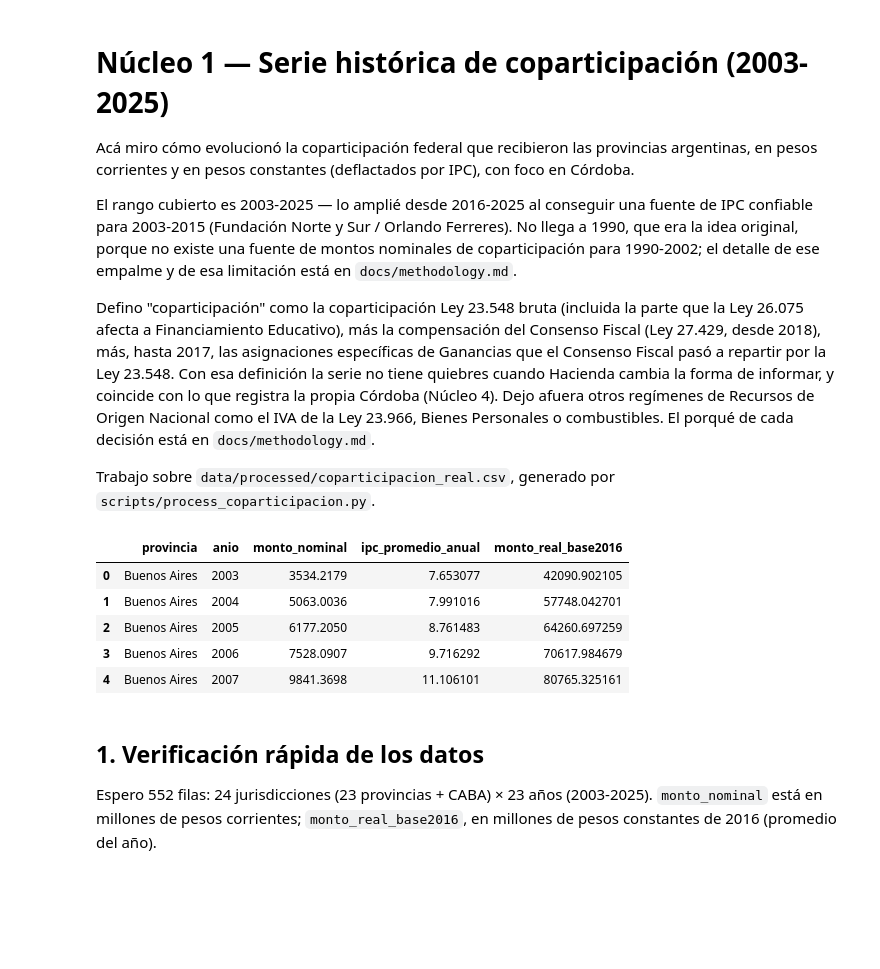
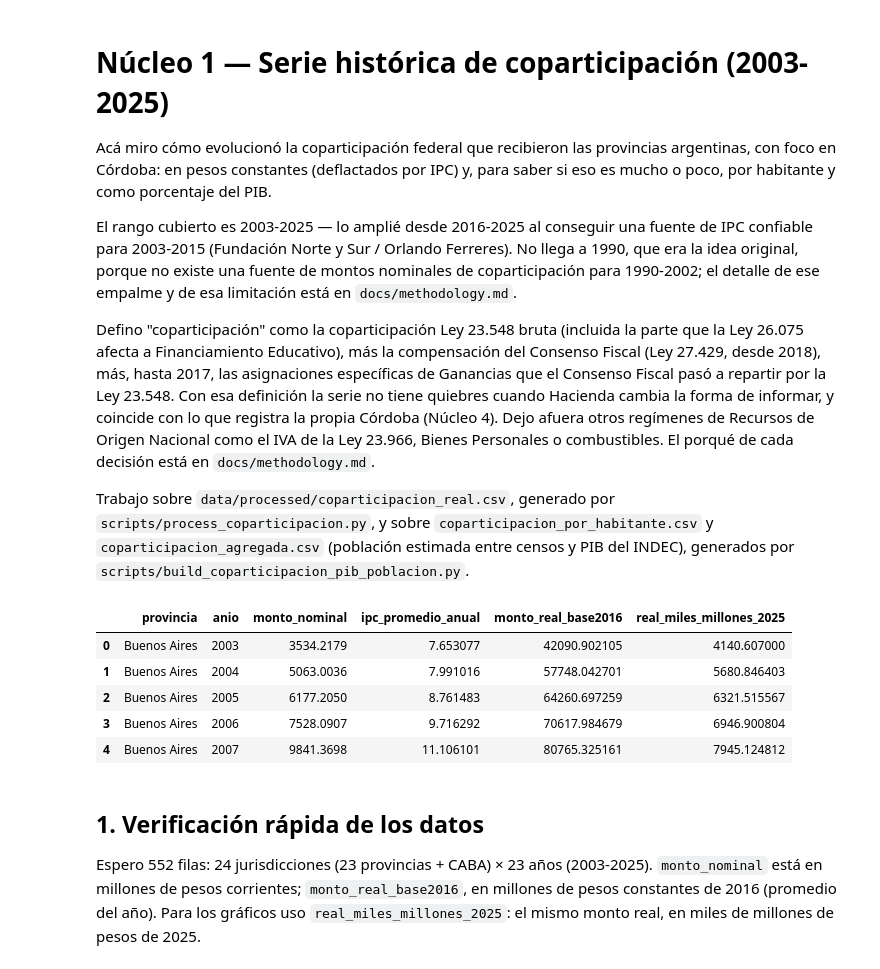
Before and after one commit to llorenzomagnano-sys/analisis-de-la-coparticipacion-federal-con-foco-en-cordoba, a Jupyter notebook: notebooks/01_serie_historica.ipynb, the cells around one changed output. Saved outputs shown, nothing was run; the diff lists cells and outputs as text; code cells hidden in the pictures; blank space fills up the shorter version.

```diff
--- a/notebooks/01_serie_historica.ipynb
+++ b/notebooks/01_serie_historica.ipynb
@@ -2,8 +2,8 @@
 # Núcleo 1 — Serie histórica de coparticipación (2003-2025)
 
 Acá miro cómo evolucionó la coparticipación federal que recibieron las provincias
-argentinas, en pesos corrientes y en pesos constantes (deflactados por IPC), con foco
-en Córdoba.
+argentinas, con foco en Córdoba: en pesos constantes (deflactados por IPC) y, para saber
+si eso es mucho o poco, por habitante y como porcentaje del PIB.
 
 El rango cubierto es 2003-2025 — lo amplié desde 2016-2025 al conseguir una fuente de
 IPC confiable para 2003-2015 (Fundación Norte y Sur / Orlando Ferreres). No llega a
@@ -21,8 +21,12 @@ Nacional como el IVA de la Ley 23.966, Bienes Personales o combustibles. El porq
 cada decisión está en `docs/methodology.md`.
 
 Trabajo sobre `data/processed/coparticipacion_real.csv`, generado por
-`scripts/process_coparticipacion.py`.
+`scripts/process_coparticipacion.py`, y sobre `coparticipacion_por_habitante.csv` y
+`coparticipacion_agregada.csv` (población estimada entre censos y PIB del INDEC),
+generados por `scripts/build_coparticipacion_pib_poblacion.py`.
 # %%
+import sys
+
 import pandas as pd
 import matplotlib.pyplot as plt
 import matplotlib.ticker as mticker
@@ -32,45 +36,67 @@ from pathlib import Path
 # 4 colores categóricos en orden fijo, pasan los chequeos de daltonismo para líneas).
 COLOR_CORDOBA = "#2a78d6"      # slot 1 - azul
 COLOR_BUENOS_AIRES = "#eb6834" # slot 2 - naranja
 COLOR_SANTA_FE = "#1baf7a"     # slot 3 - aqua
 COLOR_MENDOZA = "#eda100"      # slot 4 - amarillo
 
 INK_PRIMARY = "#0b0b0b"
 INK_SECONDARY = "#52514e"
 INK_MUTED = "#898781"
 GRID_COLOR = "#e1e0d9"
 SURFACE = "#fcfcfb"
 
 plt.rcParams.update({
     "font.family": "sans-serif",
     "axes.edgecolor": GRID_COLOR,
     "axes.labelcolor": INK_SECONDARY,
     "xtick.color": INK_MUTED,
     "ytick.color": INK_MUTED,
     "text.color": INK_PRIMARY,
     "figure.facecolor": SURFACE,
     "axes.facecolor": SURFACE,
 })
 
 BASE_DIR = Path("..").resolve() if Path("../data").exists() else Path(".").resolve()
 FIGURES_DIR = BASE_DIR / "output" / "figures"
 FIGURES_DIR.mkdir(parents=True, exist_ok=True)
 
+sys.path.insert(0, str(BASE_DIR / "scripts"))
+from build_coparticipacion_pib_poblacion import descomponer  # noqa: E402
+
 df = pd.read_csv(BASE_DIR / "data" / "processed" / "coparticipacion_real.csv")
+# El CSV trae los montos reales en pesos de 2016. Para los gráficos los paso a pesos de
+# 2025, una unidad más fácil de dimensionar: mismo IPC, solo cambia el año de referencia.
+ipc_2025 = df.loc[df["anio"] == 2025, "ipc_promedio_anual"].iloc[0]
+df["real_miles_millones_2025"] = df["monto_nominal"] * ipc_2025 / df["ipc_promedio_anual"] / 1e3
+por_habitante = pd.read_csv(BASE_DIR / "data" / "processed" / "coparticipacion_por_habitante.csv")
+agregada = pd.read_csv(BASE_DIR / "data" / "processed" / "coparticipacion_agregada.csv")
+
+
+def ar(valor, decimales=2):
+    """Formato argentino: coma decimal, punto de miles."""
+    return f"{valor:,.{decimales}f}".replace(",", "X").replace(".", ",").replace("X", ".")
+
+
+def pesos_por_habitante(miles):
+    """Etiqueta en miles de pesos, o en millones desde $1 millón."""
+    return f"${ar(miles / 1e3)} millones" if miles >= 1e3 else f"${ar(miles, 0)} mil"
+
+
 df.head()
 # %% [output]
-|  | provincia | anio | monto_nominal | ipc_promedio_anual | monto_real_base2016 |
-| 0 | Buenos Aires | 2003 | 3534.2179 | 7.653077 | 42090.902105 |
-| 1 | Buenos Aires | 2004 | 5063.0036 | 7.991016 | 57748.042701 |
-| 2 | Buenos Aires | 2005 | 6177.2050 | 8.761483 | 64260.697259 |
-| 3 | Buenos Aires | 2006 | 7528.0907 | 9.716292 | 70617.984679 |
-| 4 | Buenos Aires | 2007 | 9841.3698 | 11.106101 | 80765.325161 |
+|  | provincia | anio | monto_nominal | ipc_promedio_anual | monto_real_base2016 | real_miles_millones_2025 |
+| 0 | Buenos Aires | 2003 | 3534.2179 | 7.653077 | 42090.902105 | 4140.607000 |
+| 1 | Buenos Aires | 2004 | 5063.0036 | 7.991016 | 57748.042701 | 5680.846403 |
+| 2 | Buenos Aires | 2005 | 6177.2050 | 8.761483 | 64260.697259 | 6321.515567 |
+| 3 | Buenos Aires | 2006 | 7528.0907 | 9.716292 | 70617.984679 | 6946.900804 |
+| 4 | Buenos Aires | 2007 | 9841.3698 | 11.106101 | 80765.325161 | 7945.124812 |
 # %% [markdown]
 ## 1. Verificación rápida de los datos
 
 Espero 552 filas: 24 jurisdicciones (23 provincias + CABA) × 23 años (2003-2025).
 `monto_nominal` está en millones de pesos corrientes; `monto_real_base2016`, en
-millones de pesos constantes de 2016 (promedio del año).
+millones de pesos constantes de 2016 (promedio del año). Para los gráficos uso
+`real_miles_millones_2025`: el mismo monto real, en miles de millones de pesos de 2025.
 # %%
 print(f"Filas: {len(df)}  |  Provincias: {df['provincia'].nunique()}  |  Años: {df['anio'].min()}-{df['anio'].max()}")
 assert len(df) == 552, "Se esperaban 552 filas (24 jurisdicciones x 23 años)"
```
Also changed, not shown: parts of 15 cells of this notebook, 32 other files.
